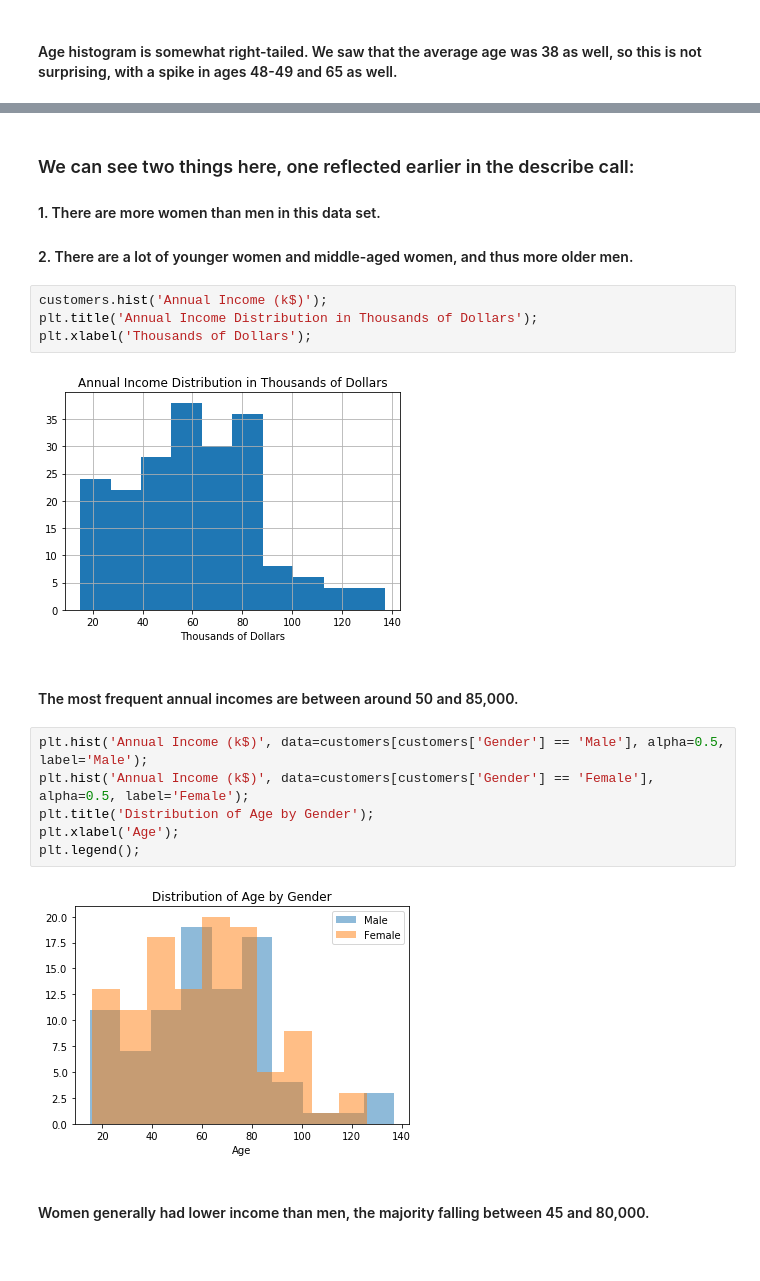
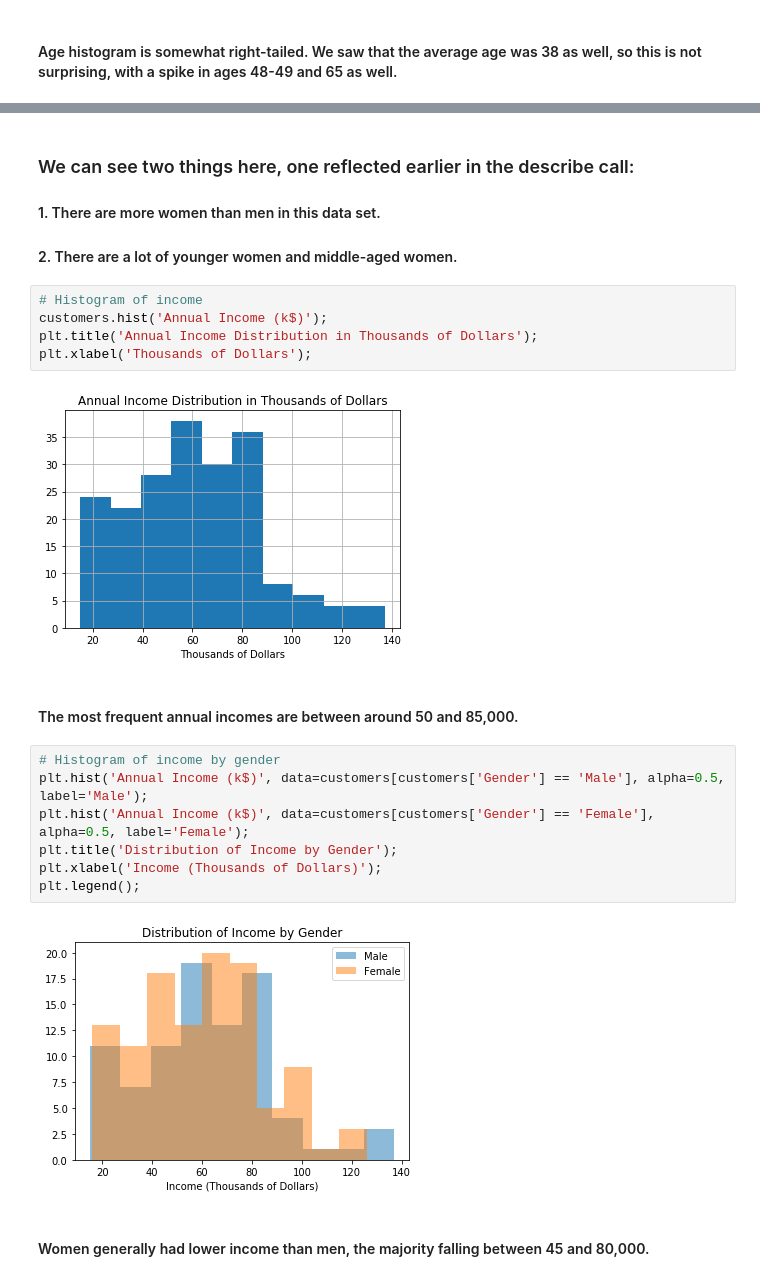
Before and after one commit to rileypredum/mall_customer_segmentation, a Jupyter notebook: customer_segmentation.ipynb, the cells around one changed output, grey strips where cells are left out. Drawn from its saved outputs; the diff is of its cells as text.

```diff
--- a/customer_segmentation.ipynb
+++ b/customer_segmentation.ipynb
@@ -69,8 +69,9 @@ plt.legend();
 
 #### 1. There are more women than men in this data set.
 
-#### 2. There are a lot of younger women and middle-aged women, and thus more older men.
+#### 2. There are a lot of younger women and middle-aged women.
 # %%
+# Histogram of income
 customers.hist('Annual Income (k$)');
 plt.title('Annual Income Distribution in Thousands of Dollars');
 plt.xlabel('Thousands of Dollars');
@@ -79,13 +80,14 @@ plt.xlabel('Thousands of Dollars');
 # %% [markdown]
 #### The most frequent annual incomes are between around 50 and 85,000.
 # %%
+# Histogram of income by gender
 plt.hist('Annual Income (k$)', data=customers[customers['Gender'] == 'Male'], alpha=0.5, label='Male');
 plt.hist('Annual Income (k$)', data=customers[customers['Gender'] == 'Female'], alpha=0.5, label='Female');
-plt.title('Distribution of Age by Gender');
-plt.xlabel('Age');
+plt.title('Distribution of Income by Gender');
+plt.xlabel('Income (Thousands of Dollars)');
 plt.legend();
 # %% [output]
-[figure, old version]
+[figure, new version]
 # %% [markdown]
 #### Women generally had lower income than men, the majority falling between 45 and 80,000.
 # %%
```
Also changed, not shown: parts of 13 cells of this notebook.
